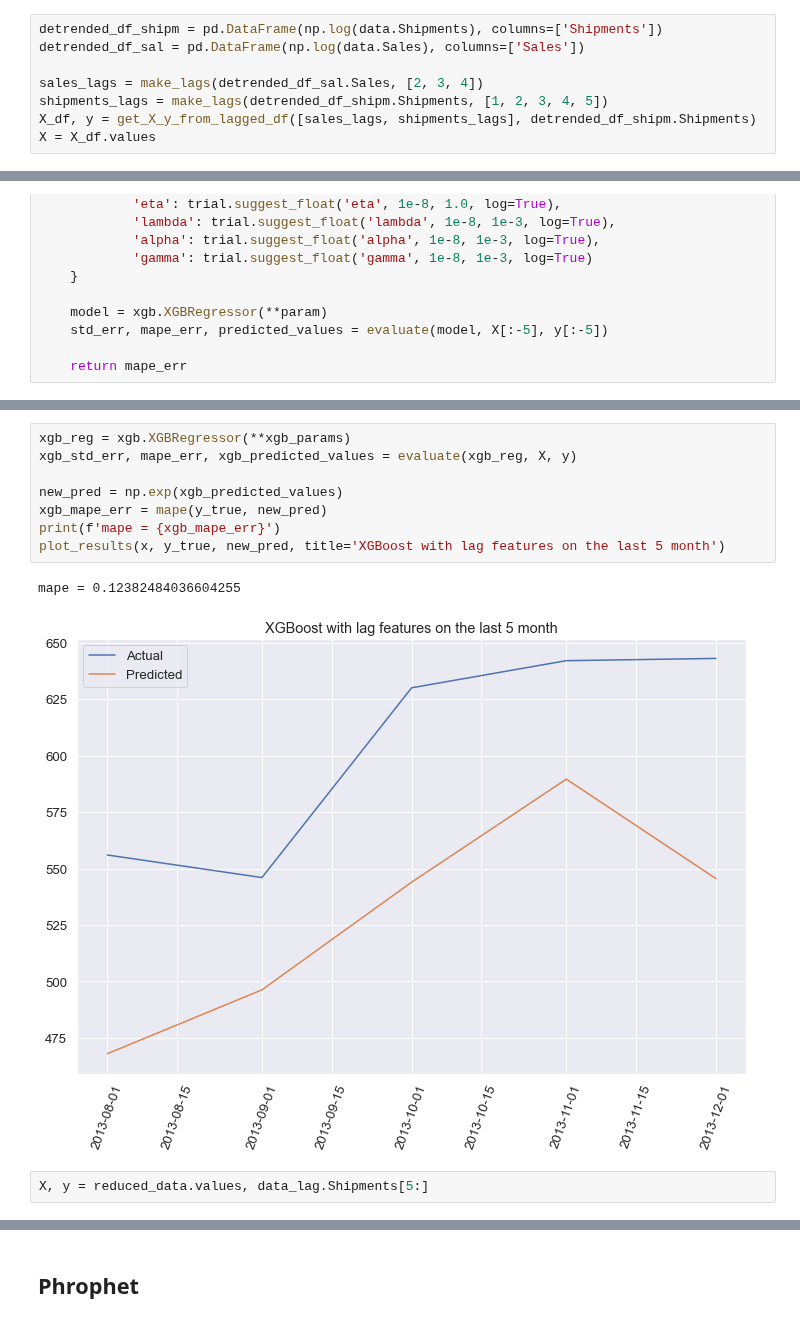
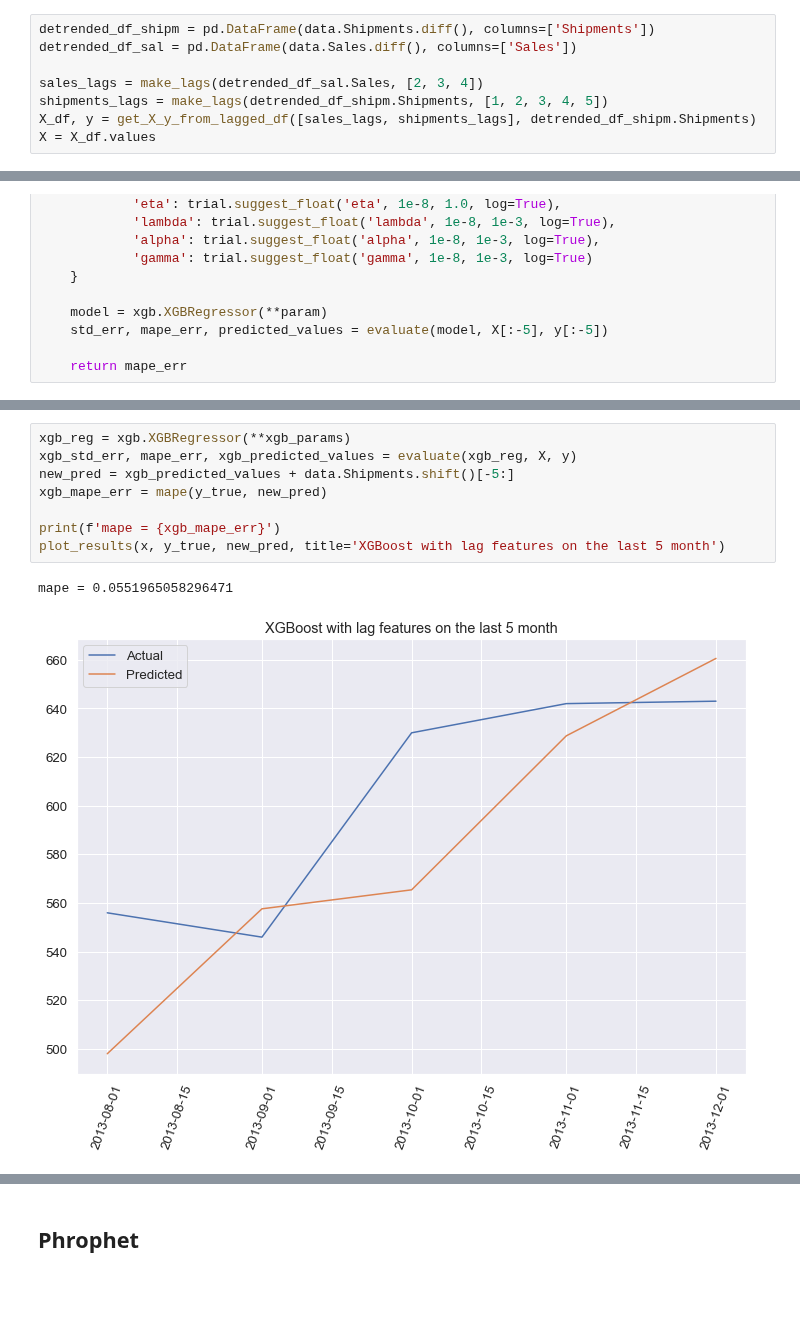
Before and after one commit to Dosann/Time-series-forecast, a Jupyter notebook: shipment_forecast.ipynb, the cells around one changed output, grey strips where cells are left out. Drawn from its saved outputs; the diff is of its cells as text; blank space fills up the shorter version.

Commit message:
changed the way to detrend ts before xgboost

```diff
--- a/shipment_forecast.ipynb
+++ b/shipment_forecast.ipynb
@@ -633,6 +631,6 @@ The default sampler in Optuna (**Tree-structured Parzen Estimator - TPE**) uses
 # %%
-detrended_df_shipm = pd.DataFrame(np.log(data.Shipments), columns=['Shipments'])
-detrended_df_sal = pd.DataFrame(np.log(data.Sales), columns=['Sales'])
+detrended_df_shipm = pd.DataFrame(data.Shipments.diff(), columns=['Shipments'])
+detrended_df_sal = pd.DataFrame(data.Sales.diff(), columns=['Sales'])
 
 sales_lags = make_lags(detrended_df_sal.Sales, [2, 3, 4])
 shipments_lags = make_lags(detrended_df_shipm.Shipments, [1, 2, 3, 4, 5])
@@ -693,13 +699,11 @@ optuna.visualization.matplotlib.plot_optimization_history(study);
 # %%
 xgb_reg = xgb.XGBRegressor(**xgb_params)
 xgb_std_err, mape_err, xgb_predicted_values = evaluate(xgb_reg, X, y)
+new_pred = xgb_predicted_values + data.Shipments.shift()[-5:]
+xgb_mape_err = mape(y_true, new_pred)
 
-new_pred = np.exp(xgb_predicted_values)
-xgb_mape_err = mape(y_true, new_pred)
 print(f'mape = {xgb_mape_err}')
 plot_results(x, y_true, new_pred, title='XGBoost with lag features on the last 5 month')
 # %% [output]
-mape = 0.12382484036604255
+mape = 0.0551965058296471
-[figure, old version]
+[figure, new version]
-# %%
-X, y = reduced_data.values, data_lag.Shipments[5:]
```
Also changed, not shown: parts of 15 cells of this notebook.
